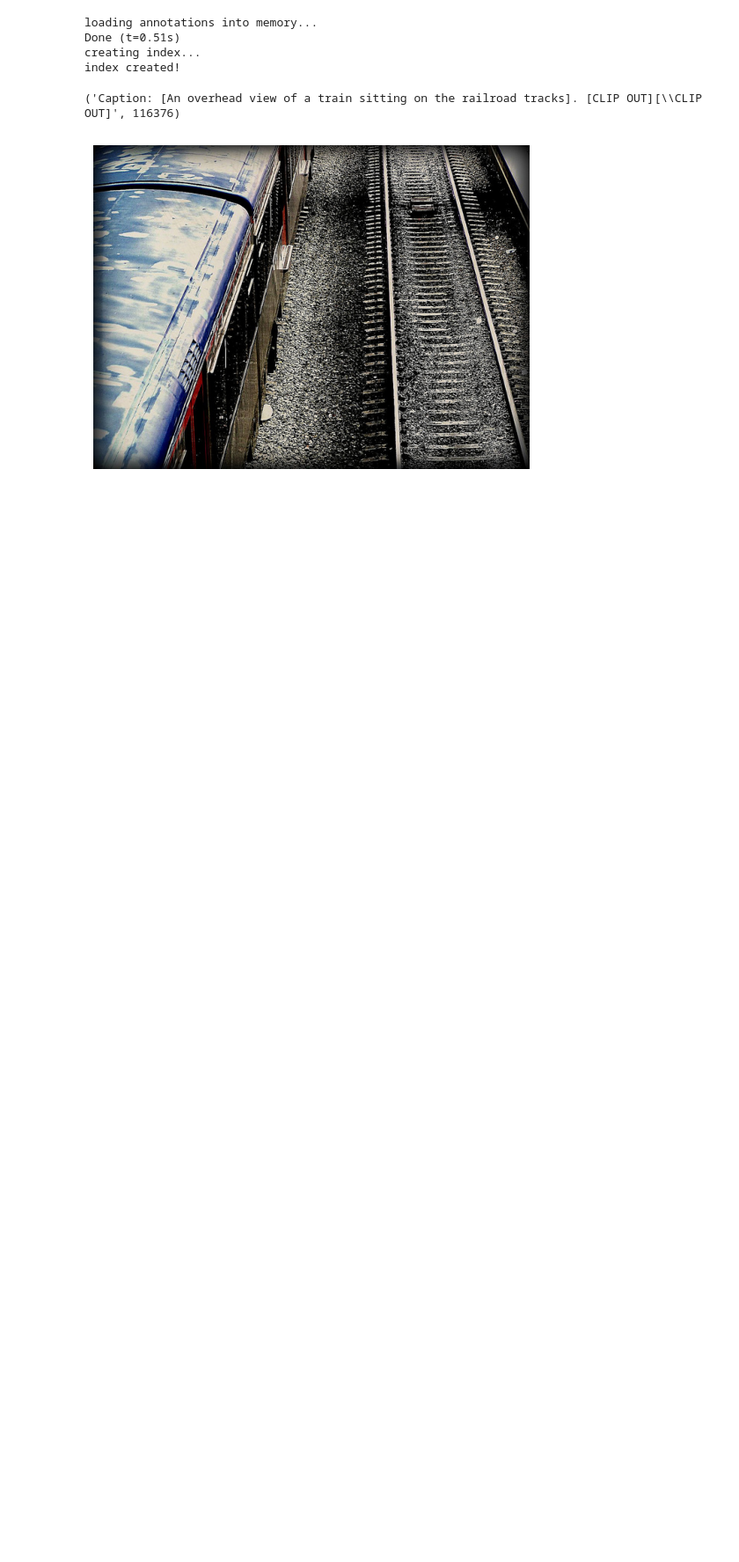
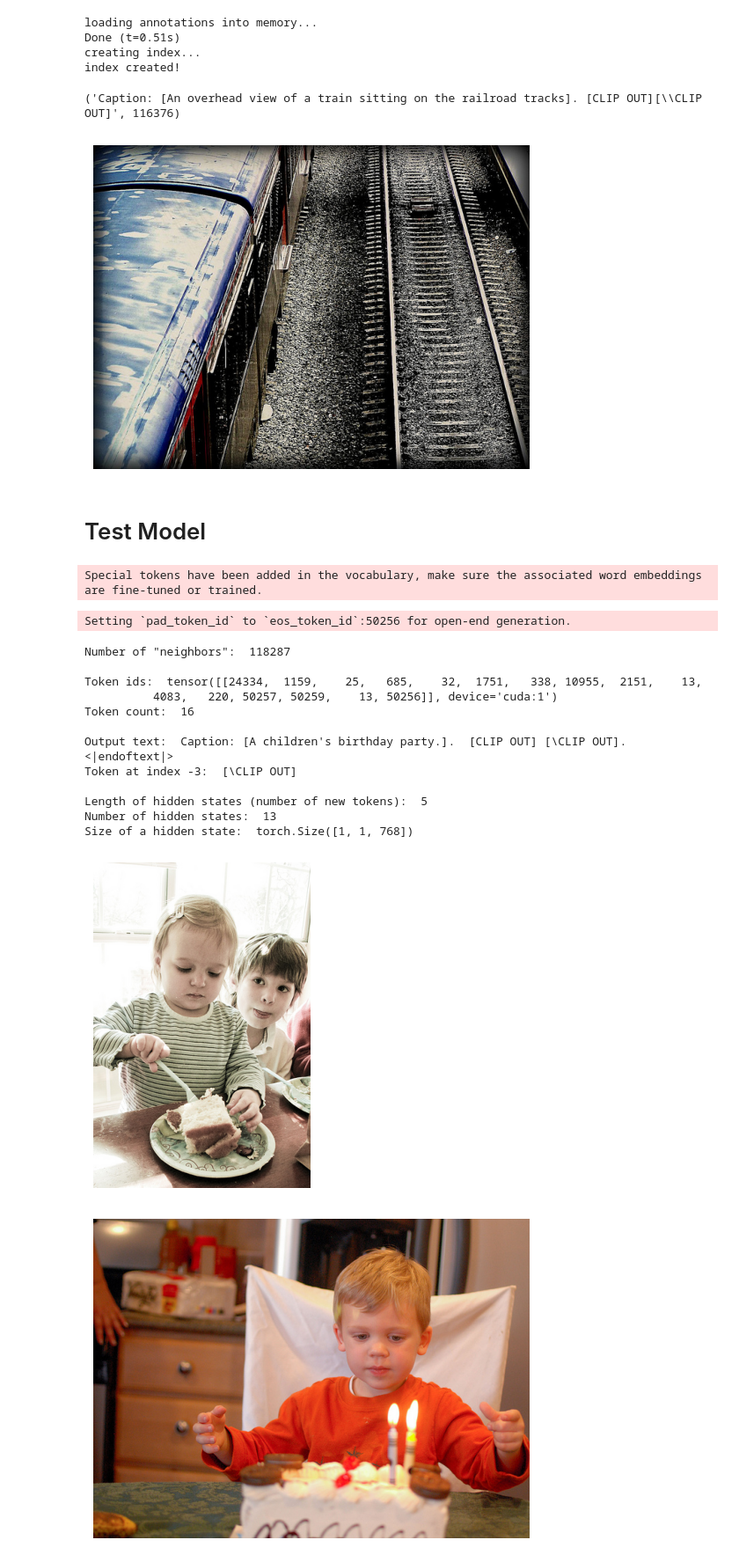
Before and after one commit to EduardoPach/General-GPT, a Jupyter notebook: notebooks/general_llm.ipynb, the cells around one changed output. Shown at 88% size. Drawn from its saved outputs; the diff is of its cells as text; code cells hidden in the pictures; blank space fills up the shorter version.

```diff
--- a/notebooks/general_llm.ipynb
+++ b/notebooks/general_llm.ipynb
@@ -23,6 +23,6 @@ import matplotlib.pyplot as plt
 
 from pycocotools.coco import COCO
 # %%
-device = "cuda" if torch.cuda.is_available() else "cpu"
+device = "cuda:1" if torch.cuda.is_available() else "cpu"
 device
 # %% [output]
@@ -267,3 +252,11 @@ optimizer = torch.optim.AdamW(model.parameters(), lr=1e-4)
 scheduler = get_linear_schedule_with_warmup(optimizer, num_warmup_steps=2000, num_training_steps=epochs * len(coco_dataloader))
 
 tune_caption_to_CLIP(model, tokenizer, optimizer, scheduler, coco_dataloader, epochs=epochs)
+# %% [markdown]
+# Test Model
+# %%
+checkpoint = "EduardoPacheco/gpt2-clip-guided"
+model = GPT2LMHeadModel.from_pretrained(checkpoint, device_map=device)
+tokenizer = GPT2Tokenizer.from_pretrained(checkpoint)
+# %% [output]
+Special tokens have been added in the vocabulary, make sure the associated word embeddings are fine-tuned or trained.
@@ -269,0 +311,19 @@ tune_caption_to_CLIP(model, tokenizer, optimizer, scheduler, coco_dataloader, ep
+# %%
+text = "Caption: [A children's birthday party.]."
+nearest_im_neighbors(model, tokenizer, text, coco_images_tensor, clip_idx=-3, k=3)
+# %% [output]
+Setting `pad_token_id` to `eos_token_id`:50256 for open-end generation.
+Number of "neighbors":  118287
+
+Token ids:  tensor([[24334,  1159,    25,   685,    32,  1751,   338, 10955,  2151,    13,
+          4083,   220, 50257, 50259,    13, 50256]], device='cuda:1')
+Token count:  16
+
+Output text:  Caption: [A children's birthday party.].  [CLIP OUT] [\CLIP OUT].<|endoftext|>
+Token at index -3:  [\CLIP OUT]
+
+Length of hidden states (number of new tokens):  5
+Number of hidden states:  13
+Size of a hidden state:  torch.Size([1, 1, 768])
+[figure, added]
+[figure, added]
```
Also changed, not shown: parts of 7 cells of this notebook.
